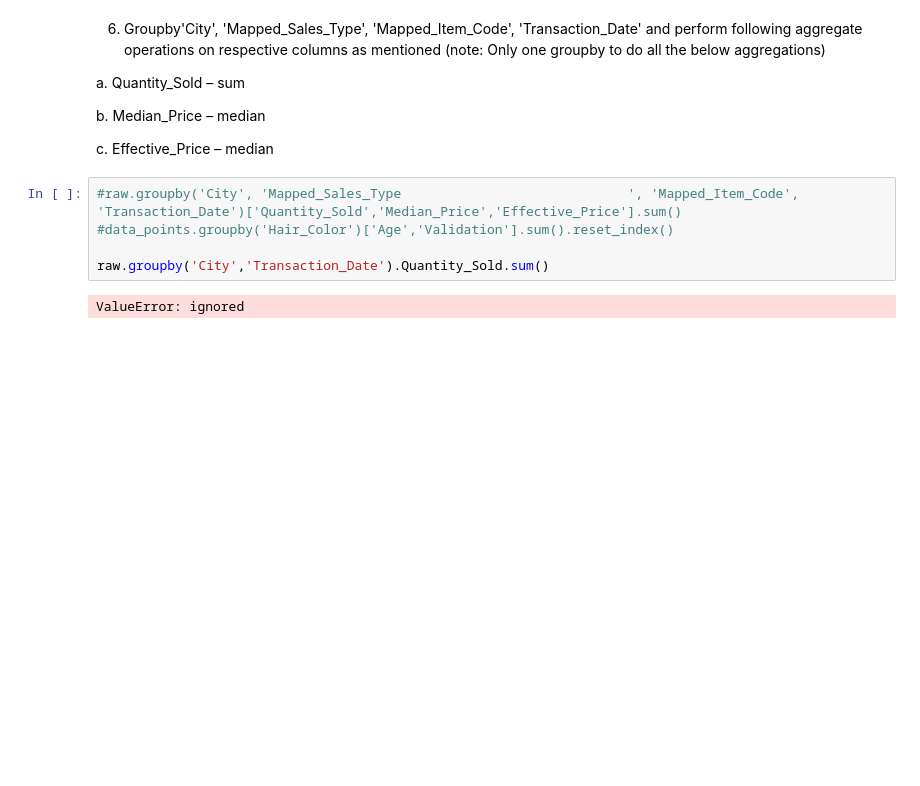
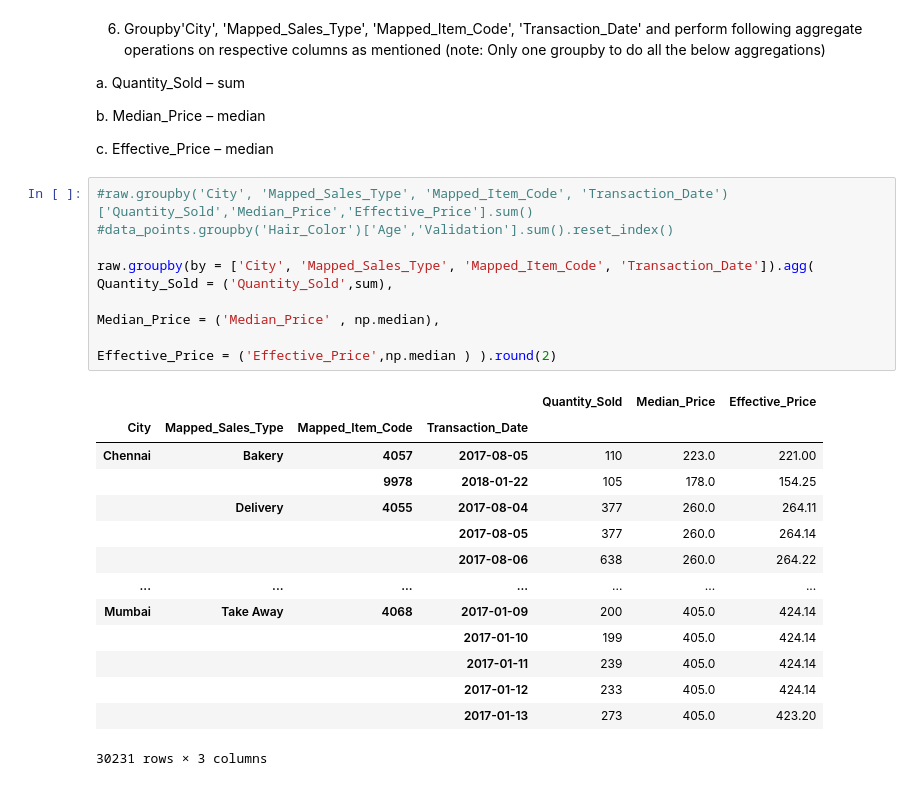
Before and after one commit to venkatesh-manikumar/Datascience-Assignments, a Jupyter notebook: Preprocessing_assignment.ipynb, the cells around one changed output. Drawn from its saved outputs; the diff is of its cells as text; blank space fills up the shorter version.

```diff
--- a/Preprocessing_assignment.ipynb
+++ b/Preprocessing_assignment.ipynb
@@ -125,9 +125,24 @@ b.	Median_Price – median
 
 c.	Effective_Price – median
 # %%
-#raw.groupby('City', 'Mapped_Sales_Type                             ', 'Mapped_Item_Code', 'Transaction_Date')['Quantity_Sold','Median_Price','Effective_Price'].sum()
+#raw.groupby('City', 'Mapped_Sales_Type', 'Mapped_Item_Code', 'Transaction_Date')['Quantity_Sold','Median_Price','Effective_Price'].sum()
 #data_points.groupby('Hair_Color')['Age','Validation'].sum().reset_index()
 
-raw.groupby('City','Transaction_Date').Quantity_Sold.sum()
+raw.groupby(by = ['City', 'Mapped_Sales_Type', 'Mapped_Item_Code', 'Transaction_Date']).agg( Quantity_Sold = ('Quantity_Sold',sum),
+                                                                                             Median_Price = ('Median_Price' , np.median),
+                                                                                             Effective_Price = ('Effective_Price',np.median ) ).round(2)
 # %% [output]
+|  |  |  |  | Quantity_Sold | Median_Price | Effective_Price |
+| City | Mapped_Sales_Type | Mapped_Item_Code | Transaction_Date |  |  |  |
+| Chennai | Bakery | 4057 | 2017-08-05 | 110 | 223.0 | 221.00 |
+|  |  | 9978 | 2018-01-22 | 105 | 178.0 | 154.25 |
+|  | Delivery | 4055 | 2017-08-04 | 377 | 260.0 | 264.11 |
+|  |  |  | 2017-08-05 | 377 | 260.0 | 264.14 |
+|  |  |  | 2017-08-06 | 638 | 260.0 | 264.22 |
+| ... | ... | ... | ... | ... | ... | ... |
+| Mumbai | Take Away | 4068 | 2017-01-09 | 200 | 405.0 | 424.14 |
+|  |  |  | 2017-01-10 | 199 | 405.0 | 424.14 |
+|  |  |  | 2017-01-11 | 239 | 405.0 | 424.14 |
+|  |  |  | 2017-01-12 | 233 | 405.0 | 424.14 |
+|  |  |  | 2017-01-13 | 273 | 405.0 | 423.20 |
-ValueError: ignored
+30231 rows × 3 columns
```
